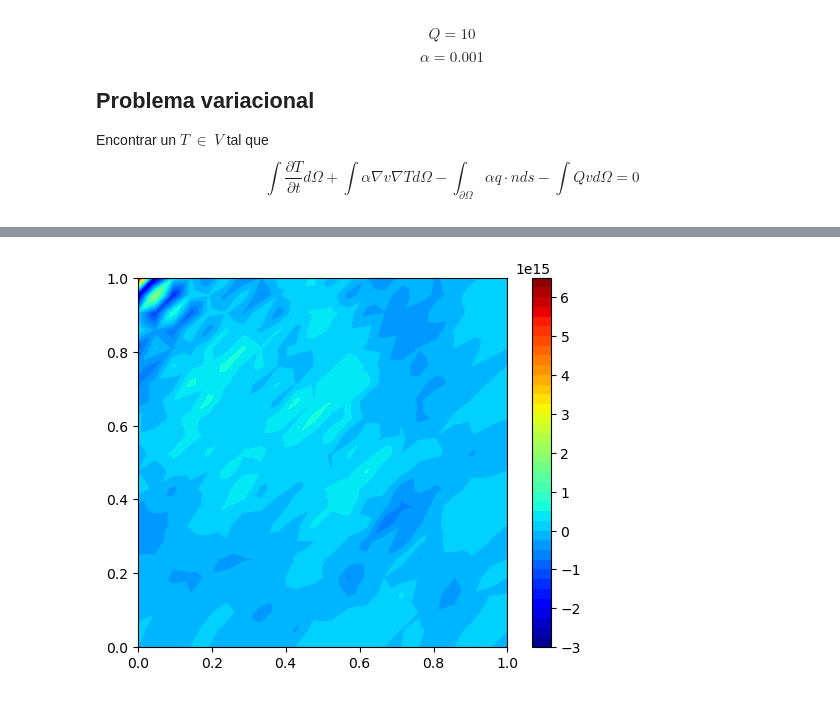
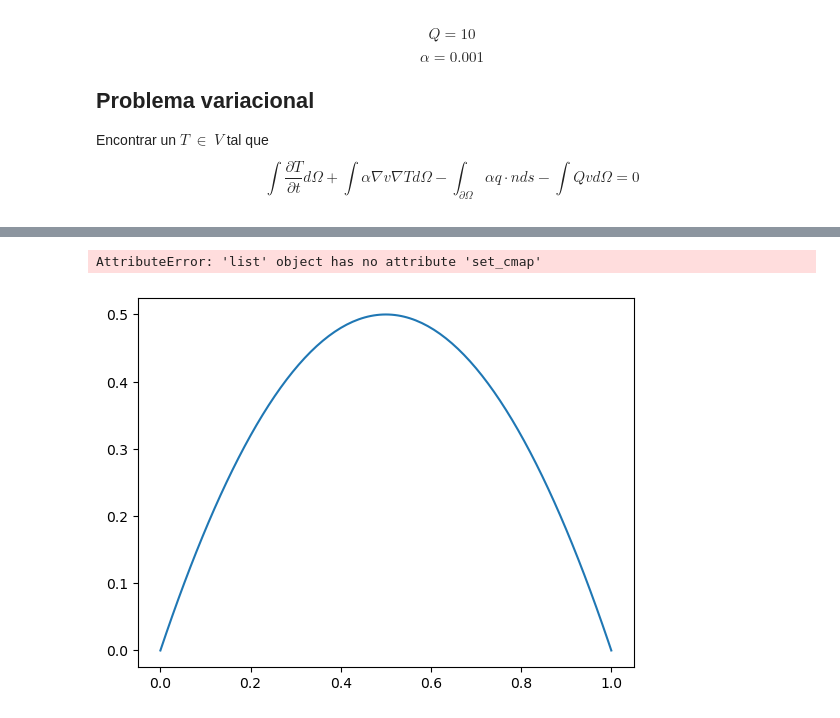
Before and after one commit to Sebastian-gomezC/Exponencial_time_schemes, a Jupyter notebook: difusion_tracendente/difusion_transitoria_no_homogeneo.ipynb, the cells around one changed output, grey strips where cells are left out. Saved outputs shown, nothing was run; the diff lists cells and outputs as text; code cells hidden in the pictures.

```diff
--- a/difusion_tracendente/difusion_transitoria_no_homogeneo.ipynb
+++ b/difusion_tracendente/difusion_transitoria_no_homogeneo.ipynb
@@ -300,8 +437,9 @@ for n in range(num_steps):
 # %%
-
-p=plot(u_)
+p=plot(u_n)
 p.set_cmap ('jet')
 plt.colorbar(p)
+
 plt.show()
 # %% [output]
+AttributeError: 'list' object has no attribute 'set_cmap'
-[figure, old version]
+[figure, new version]
```
Also changed, not shown: parts of 12 cells of this notebook, 29 other files.
